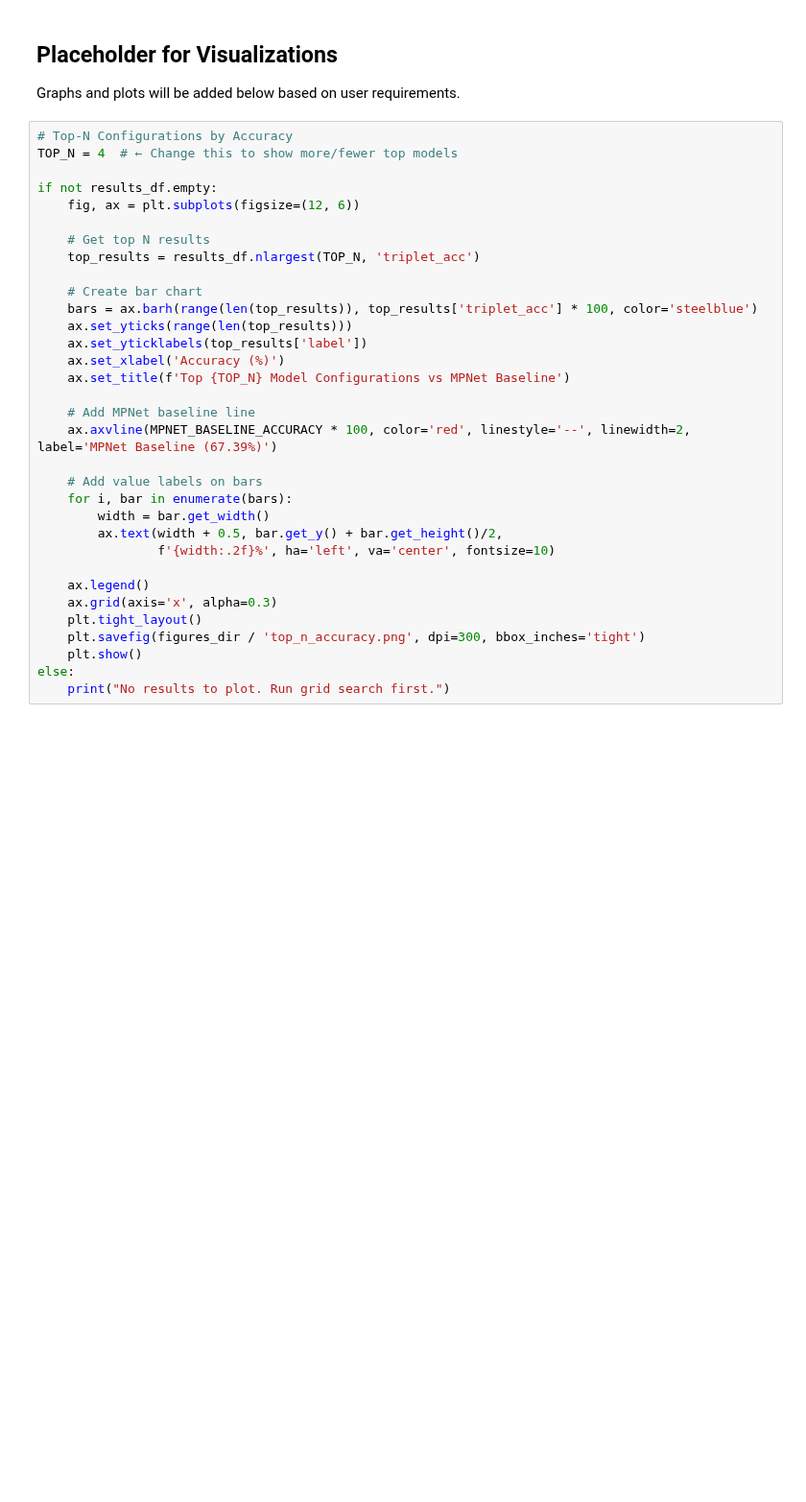
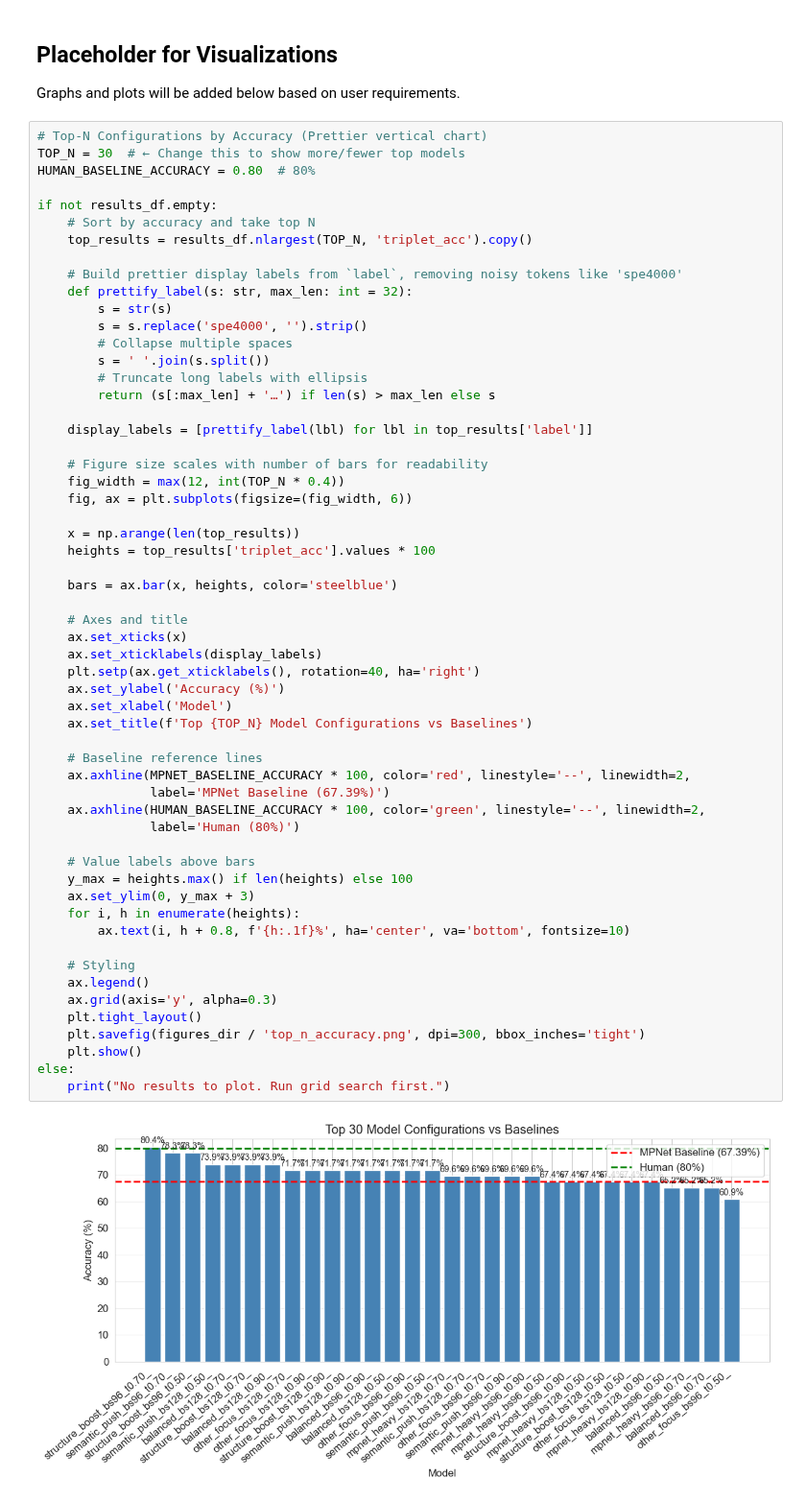
Before and after one commit to xinyuezhang-shirley/cs229FinalProject, a Jupyter notebook: plots.ipynb, the cells around one changed output. Shown at 96% size. Drawn from its saved outputs; the diff is of its cells as text; blank space fills up the shorter version.

```diff
--- a/plots.ipynb
+++ b/plots.ipynb
@@ -43,36 +56,62 @@ print(f"MPNet baseline accuracy: {MPNET_BASELINE_ACCURACY*100:.2f}%")
 
 Graphs and plots will be added below based on user requirements.
 # %%
-# Top-N Configurations by Accuracy
-TOP_N = 4  # ← Change this to show more/fewer top models
+# Top-N Configurations by Accuracy (Prettier vertical chart)
+TOP_N = 30  # ← Change this to show more/fewer top models
+HUMAN_BASELINE_ACCURACY = 0.80  # 80%
 
 if not results_df.empty:
-    fig, ax = plt.subplots(figsize=(12, 6))
+    # Sort by accuracy and take top N
+    top_results = results_df.nlargest(TOP_N, 'triplet_acc').copy()
 
-    # Get top N results
-    top_results = results_df.nlargest(TOP_N, 'triplet_acc')
+    # Build prettier display labels from `label`, removing noisy tokens like 'spe4000'
+    def prettify_label(s: str, max_len: int = 32):
+        s = str(s)
+        s = s.replace('spe4000', '').strip()
+        # Collapse multiple spaces
+        s = ' '.join(s.split())
+        # Truncate long labels with ellipsis
+        return (s[:max_len] + '…') if len(s) > max_len else s
 
-    # Create bar chart
-    bars = ax.barh(range(len(top_results)), top_results['triplet_acc'] * 100, color='steelblue')
-    ax.set_yticks(range(len(top_results)))
-    ax.set_yticklabels(top_results['label'])
-    ax.set_xlabel('Accuracy (%)')
-    ax.set_title(f'Top {TOP_N} Model Configurations vs MPNet Baseline')
+    display_labels = [prettify_label(lbl) for lbl in top_results['label']]
 
-    # Add MPNet baseline line
-    ax.axvline(MPNET_BASELINE_ACCURACY * 100, color='red', linestyle='--', linewidth=2, label='MPNet Baseline (67.39%)')
+    # Figure size scales with number of bars for readability
+    fig_width = max(12, int(TOP_N * 0.4))
+    fig, ax = plt.subplots(figsize=(fig_width, 6))
 
-    # Add value labels on bars
-    for i, bar in enumerate(bars):
-        width = bar.get_width()
-        ax.text(width + 0.5, bar.get_y() + bar.get_height()/2,
-                f'{width:.2f}%', ha='left', va='center', fontsize=10)
+    x = np.arange(len(top_results))
+    heights = top_results['triplet_acc'].values * 100
 
+    bars = ax.bar(x, heights, color='steelblue')
+
+    # Axes and title
+    ax.set_xticks(x)
+    ax.set_xticklabels(display_labels)
+    plt.setp(ax.get_xticklabels(), rotation=40, ha='right')
+    ax.set_ylabel('Accuracy (%)')
+    ax.set_xlabel('Model')
+    ax.set_title(f'Top {TOP_N} Model Configurations vs Baselines')
+
+    # Baseline reference lines
+    ax.axhline(MPNET_BASELINE_ACCURACY * 100, color='red', linestyle='--', linewidth=2,
+               label='MPNet Baseline (67.39%)')
+    ax.axhline(HUMAN_BASELINE_ACCURACY * 100, color='green', linestyle='--', linewidth=2,
+               label='Human (80%)')
+
+    # Value labels above bars
+    y_max = heights.max() if len(heights) else 100
+    ax.set_ylim(0, y_max + 3)
+    for i, h in enumerate(heights):
+        ax.text(i, h + 0.8, f'{h:.1f}%', ha='center', va='bottom', fontsize=10)
+
+    # Styling
     ax.legend()
-    ax.grid(axis='x', alpha=0.3)
+    ax.grid(axis='y', alpha=0.3)
     plt.tight_layout()
     plt.savefig(figures_dir / 'top_n_accuracy.png', dpi=300, bbox_inches='tight')
     plt.show()
 else:
     print("No results to plot. Run grid search first.")
+# %% [output]
+[figure, added]
 # %%
```
Also changed, not shown: parts of 7 cells of this notebook, 2 other files.
